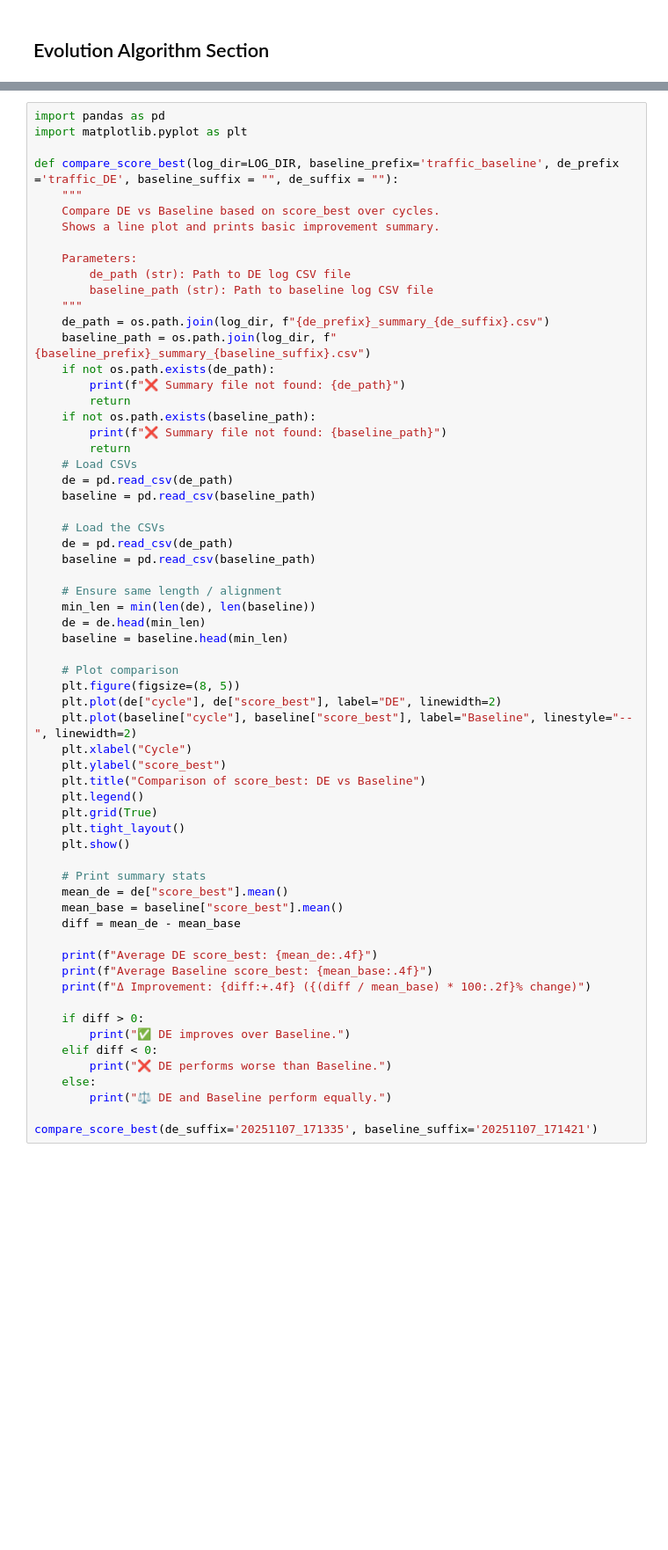
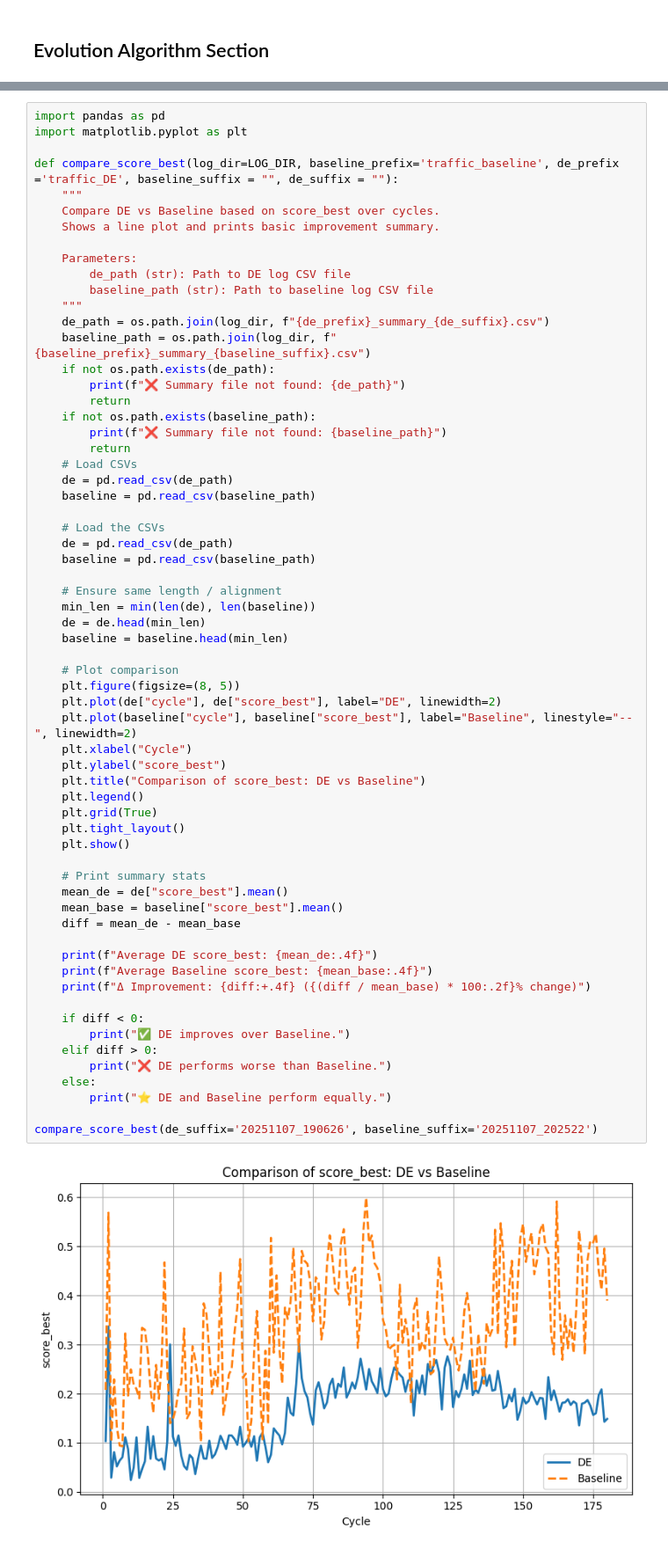
Before and after one commit to Kaos1105/EA_traffic_control, a Jupyter notebook: controller.ipynb, the cells around one changed output, grey strips where cells are left out. Shown at 88% size. Drawn from its saved outputs; the diff is of its cells as text; blank space fills up the shorter version.

```diff
--- a/controller.ipynb
+++ b/controller.ipynb
@@ -723,34 +803,36 @@ def compare_score_best(log_dir=LOG_DIR, baseline_prefix='traffic_baseline', de_p
     # Ensure same length / alignment
     min_len = min(len(de), len(baseline))
     de = de.head(min_len)
     baseline = baseline.head(min_len)
 
     # Plot comparison
     plt.figure(figsize=(8, 5))
     plt.plot(de["cycle"], de["score_best"], label="DE", linewidth=2)
     plt.plot(baseline["cycle"], baseline["score_best"], label="Baseline", linestyle="--", linewidth=2)
     plt.xlabel("Cycle")
     plt.ylabel("score_best")
     plt.title("Comparison of score_best: DE vs Baseline")
     plt.legend()
     plt.grid(True)
     plt.tight_layout()
     plt.show()
 
     # Print summary stats
     mean_de = de["score_best"].mean()
     mean_base = baseline["score_best"].mean()
     diff = mean_de - mean_base
 
     print(f"Average DE score_best: {mean_de:.4f}")
     print(f"Average Baseline score_best: {mean_base:.4f}")
     print(f"Δ Improvement: {diff:+.4f} ({(diff / mean_base) * 100:.2f}% change)")
 
-    if diff > 0:
+    if diff < 0:
         print("✅ DE improves over Baseline.")
-    elif diff < 0:
+    elif diff > 0:
         print("❌ DE performs worse than Baseline.")
     else:
-        print("⚖️ DE and Baseline perform equally.")
+        print("⭐ DE and Baseline perform equally.")
 
-compare_score_best(de_suffix='20251107_171335', baseline_suffix='20251107_171421')
+compare_score_best(de_suffix='20251107_190626', baseline_suffix='20251107_202522')
+# %% [output]
+[figure, added]
```
Also changed, not shown: parts of 7 cells of this notebook, 2 other files.
